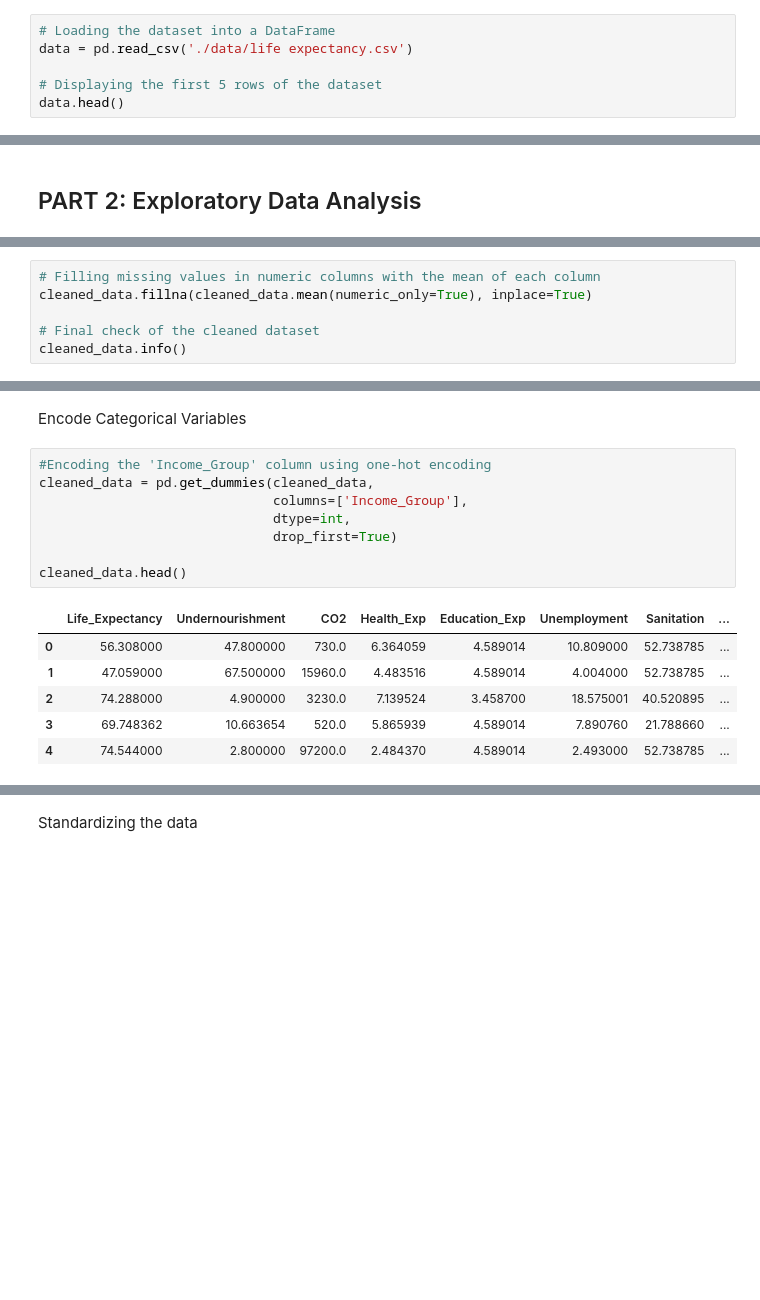
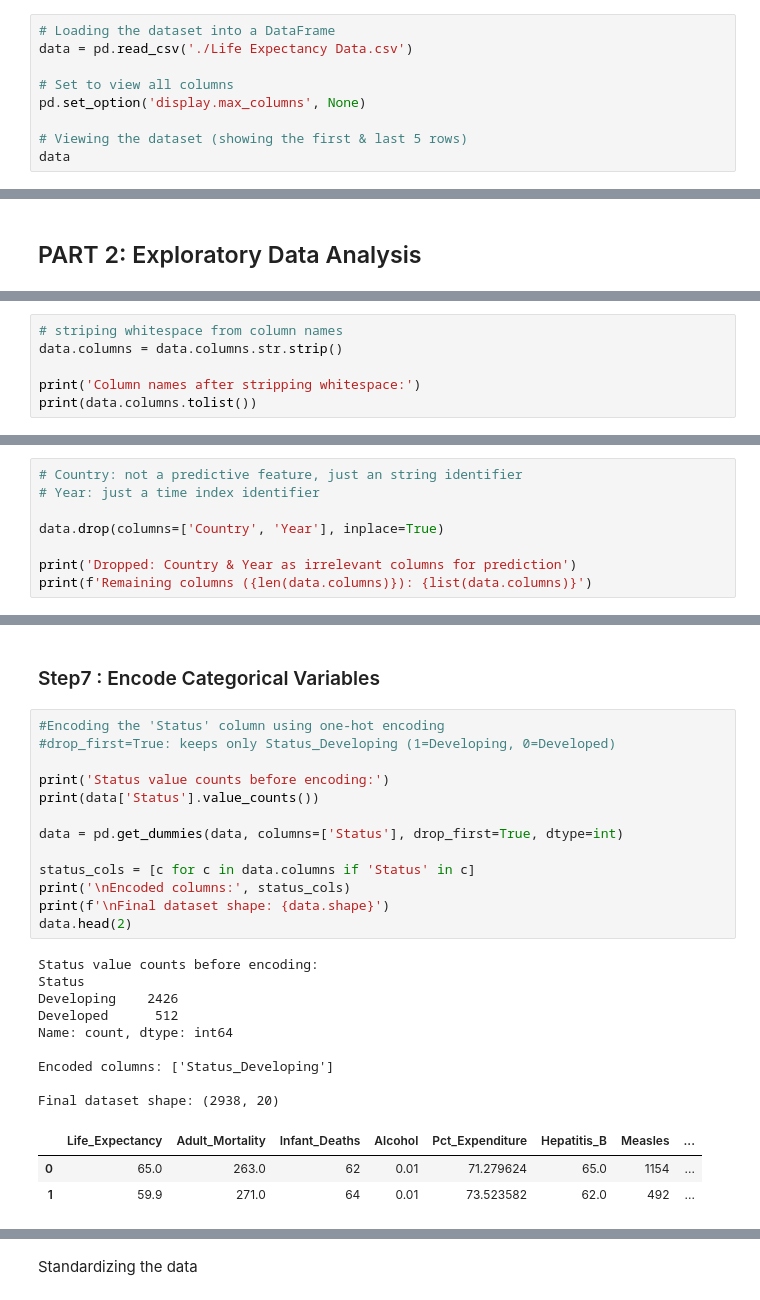
Before and after one commit to ai-ngabo/linear_regression_model, a Jupyter notebook: summative/linear_regression/multivariate.ipynb, the cells around one changed output, grey strips where cells are left out. Drawn from its saved outputs; the diff is of its cells as text; blank space fills up the shorter version.

```diff
--- a/summative/linear_regression/multivariate.ipynb
+++ b/summative/linear_regression/multivariate.ipynb
@@ -27,7 +42,10 @@ Dataset extracted successfully!
 # %%
 # Loading the dataset into a DataFrame
-data = pd.read_csv('./data/life expectancy.csv')
+data = pd.read_csv('./Life Expectancy Data.csv')
 
-# Displaying the first 5 rows of the dataset
-data.head()
+# Set to view all columns
+pd.set_option('display.max_columns', None)
+
+# Viewing the dataset (showing the first & last 5 rows)
+data
 # %% [output]
@@ -162,0 +188,6 @@ Dropping (non-numeric & above 40% missing values) columns before hitmap correlat
+# %%
+# striping whitespace from column names
+data.columns = data.columns.str.strip()
+
+print('Column names after stripping whitespace:')
+print(data.columns.tolist())
@@ -181,7 +254,9 @@ cleaned_data.head()
 # %%
-# Filling missing values in numeric columns with the mean of each column
-cleaned_data.fillna(cleaned_data.mean(numeric_only=True), inplace=True)
+# Country: not a predictive feature, just an string identifier
+# Year: just a time index identifier
 
-# Final check of the cleaned dataset
-cleaned_data.info()
+data.drop(columns=['Country', 'Year'], inplace=True)
+
+print('Dropped: Country & Year as irrelevant columns for prediction')
+print(f'Remaining columns ({len(data.columns)}): {list(data.columns)}')
 # %% [output]
@@ -215,18 +265,29 @@ plt.show()
 # %% [markdown]
-Encode Categorical Variables
+### Step7 : Encode Categorical Variables
 # %%
-#Encoding the 'Income_Group' column using one-hot encoding
-cleaned_data = pd.get_dummies(cleaned_data,
-                              columns=['Income_Group'],
-                              dtype=int,
-                              drop_first=True)
+#Encoding the 'Status' column using one-hot encoding
+#drop_first=True: keeps only Status_Developing (1=Developing, 0=Developed)
 
-cleaned_data.head()
+print('Status value counts before encoding:')
+print(data['Status'].value_counts())
+
+data = pd.get_dummies(data, columns=['Status'], drop_first=True, dtype=int)
+
+status_cols = [c for c in data.columns if 'Status' in c]
+print('\nEncoded columns:', status_cols)
+print(f'\nFinal dataset shape: {data.shape}')
+data.head(2)
 # %% [output]
+Status value counts before encoding:
+Status
+Developing    2426
+Developed      512
+Name: count, dtype: int64
+
+Encoded columns: ['Status_Developing']
+
+Final dataset shape: (2938, 20)
-|  | Life_Expectancy | Undernourishment | CO2 | Health_Exp | Education_Exp | Unemployment | Sanitation | ... |
-| 0 | 56.308000 | 47.800000 | 730.0 | 6.364059 | 4.589014 | 10.809000 | 52.738785 | ... |
-| 1 | 47.059000 | 67.500000 | 15960.0 | 4.483516 | 4.589014 | 4.004000 | 52.738785 | ... |
-| 2 | 74.288000 | 4.900000 | 3230.0 | 7.139524 | 3.458700 | 18.575001 | 40.520895 | ... |
-| 3 | 69.748362 | 10.663654 | 520.0 | 5.865939 | 4.589014 | 7.890760 | 21.788660 | ... |
-| 4 | 74.544000 | 2.800000 | 97200.0 | 2.484370 | 4.589014 | 2.493000 | 52.738785 | ... |
+|  | Life_Expectancy | Adult_Mortality | Infant_Deaths | Alcohol | Pct_Expenditure | Hepatitis_B | Measles | ... |
+| 0 | 65.0 | 263.0 | 62 | 0.01 | 71.279624 | 65.0 | 1154 | ... |
+| 1 | 59.9 | 271.0 | 64 | 0.01 | 73.523582 | 62.0 | 492 | ... |
 # %% [markdown]
```
Also changed, not shown: parts of 72 cells of this notebook, 4 other files.
